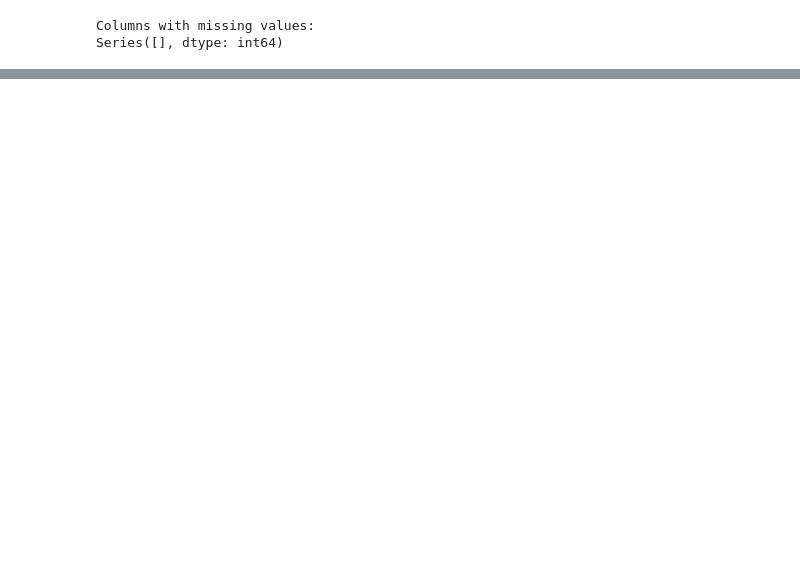
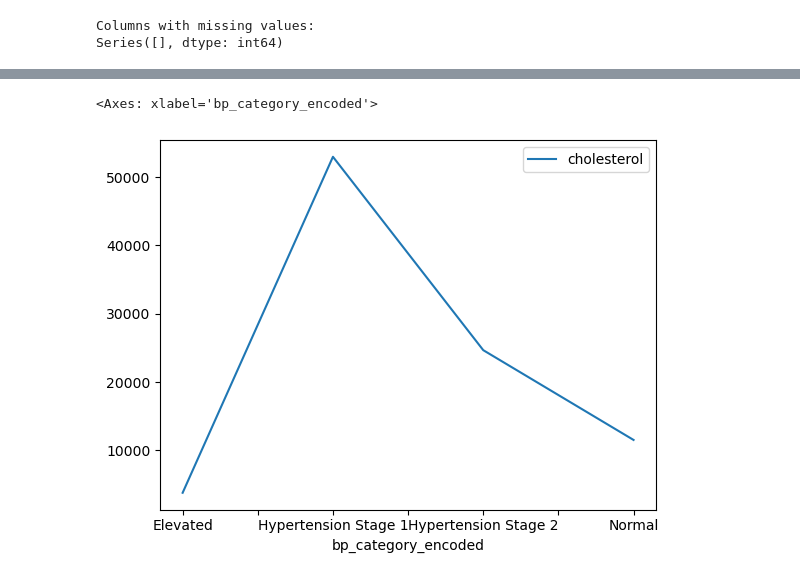
Before and after one commit to ch-nisar89/machine-learning-approaches-for-cardiovascular-disease-prediction, a Jupyter notebook: Cardiovascular Disease Prediction Using Clustering and Logistic Regression.ipynb, the cells around one changed output, grey strips where cells are left out. Drawn from its saved outputs; the diff is of its cells as text; code cells hidden in the pictures; blank space fills up the shorter version.

```diff
--- a/Cardiovascular Disease Prediction Using Clustering and Logistic Regression.ipynb
+++ b/Cardiovascular Disease Prediction Using Clustering and Logistic Regression.ipynb
@@ -108,0 +160,6 @@ Total number of duplicate rows: 0
+# %%
+bmi_wise = df.groupby('bp_category_encoded').sum()[['cholesterol']]
+bmi_wise.plot()
+# %% [output]
+<Axes: xlabel='bp_category_encoded'>
+[figure, added]
```
Also changed, not shown: parts of 38 cells of this notebook.
